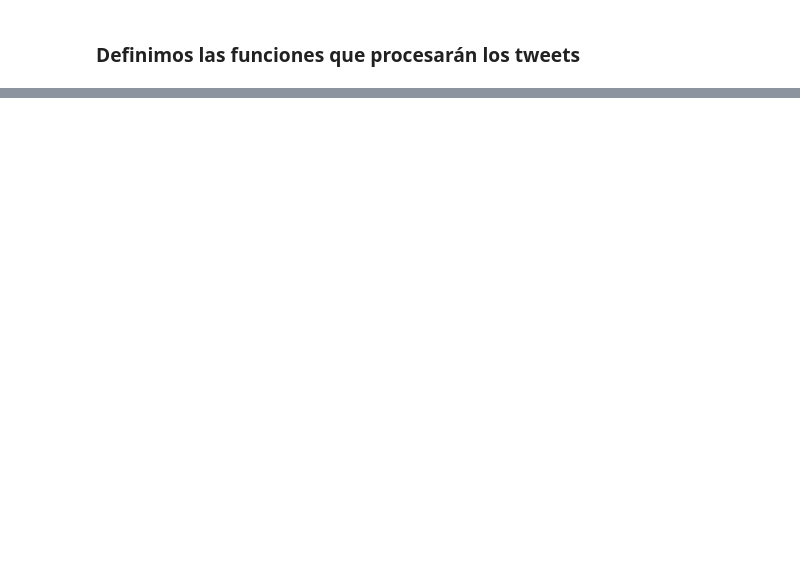
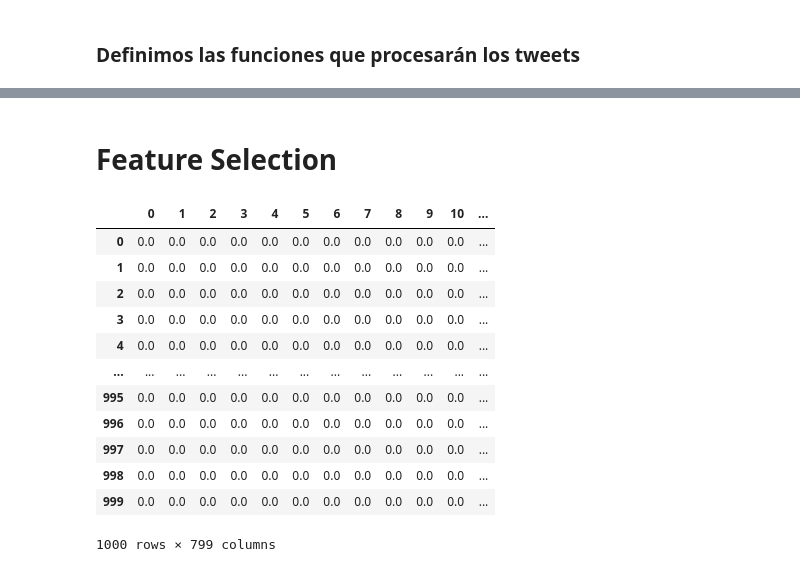
Before and after one commit to manuvillalba-uclm/Natural_Lenguaje_Processing-ELM, a Jupyter notebook: Machine_Learning_NLP.ipynb, the cells around one changed output, grey strips where cells are left out. Cells and saved outputs as stored; diff of their text form; code cells hidden in the pictures; blank space fills up the shorter version.

```diff
--- a/Machine_Learning_NLP.ipynb
+++ b/Machine_Learning_NLP.ipynb
@@ -277,0 +227,3 @@ lista_tweets
+# %%
+def identity_tokenizer(text):
+    return text
@@ -277,0 +254,2 @@ lista_tweets
+# %% [markdown]
+# Feature Selection
@@ -277,0 +259,29 @@ lista_tweets
+# %%
+n_tweets = tweets_vectorization.shape[0]
+n_features = tweets_vectorization.shape[1]
+n_features = int(n_features*0.3)
+
+class_label = class_label.iloc[0:n_tweets]
+class_label.reset_index(inplace = True, drop = True)
+#quitamos el 70% de las features, se supone que en función del target class_label
+tweets_vectorization_selected = SelectKBest(chi2, k=n_features).fit_transform(tweets_vectorization,class_label)
+tweets_vectorization_selected
+
+df_tweets_vectorization_selected = pd.DataFrame(data=tweets_vectorization_selected)
+df_tweets_vectorization_selected['target']= class_label
+# %%
+df_tweets_vectorization_selected
+# %% [output]
+|  | 0 | 1 | 2 | 3 | 4 | 5 | 6 | 7 | 8 | 9 | 10 | ... |
+| 0 | 0.0 | 0.0 | 0.0 | 0.0 | 0.0 | 0.0 | 0.0 | 0.0 | 0.0 | 0.0 | 0.0 | ... |
+| 1 | 0.0 | 0.0 | 0.0 | 0.0 | 0.0 | 0.0 | 0.0 | 0.0 | 0.0 | 0.0 | 0.0 | ... |
+| 2 | 0.0 | 0.0 | 0.0 | 0.0 | 0.0 | 0.0 | 0.0 | 0.0 | 0.0 | 0.0 | 0.0 | ... |
+| 3 | 0.0 | 0.0 | 0.0 | 0.0 | 0.0 | 0.0 | 0.0 | 0.0 | 0.0 | 0.0 | 0.0 | ... |
+| 4 | 0.0 | 0.0 | 0.0 | 0.0 | 0.0 | 0.0 | 0.0 | 0.0 | 0.0 | 0.0 | 0.0 | ... |
+| ... | ... | ... | ... | ... | ... | ... | ... | ... | ... | ... | ... | ... |
+| 995 | 0.0 | 0.0 | 0.0 | 0.0 | 0.0 | 0.0 | 0.0 | 0.0 | 0.0 | 0.0 | 0.0 | ... |
+| 996 | 0.0 | 0.0 | 0.0 | 0.0 | 0.0 | 0.0 | 0.0 | 0.0 | 0.0 | 0.0 | 0.0 | ... |
+| 997 | 0.0 | 0.0 | 0.0 | 0.0 | 0.0 | 0.0 | 0.0 | 0.0 | 0.0 | 0.0 | 0.0 | ... |
+| 998 | 0.0 | 0.0 | 0.0 | 0.0 | 0.0 | 0.0 | 0.0 | 0.0 | 0.0 | 0.0 | 0.0 | ... |
+| 999 | 0.0 | 0.0 | 0.0 | 0.0 | 0.0 | 0.0 | 0.0 | 0.0 | 0.0 | 0.0 | 0.0 | ... |
+1000 rows × 799 columns
```
Also changed, not shown: parts of 25 cells of this notebook.
